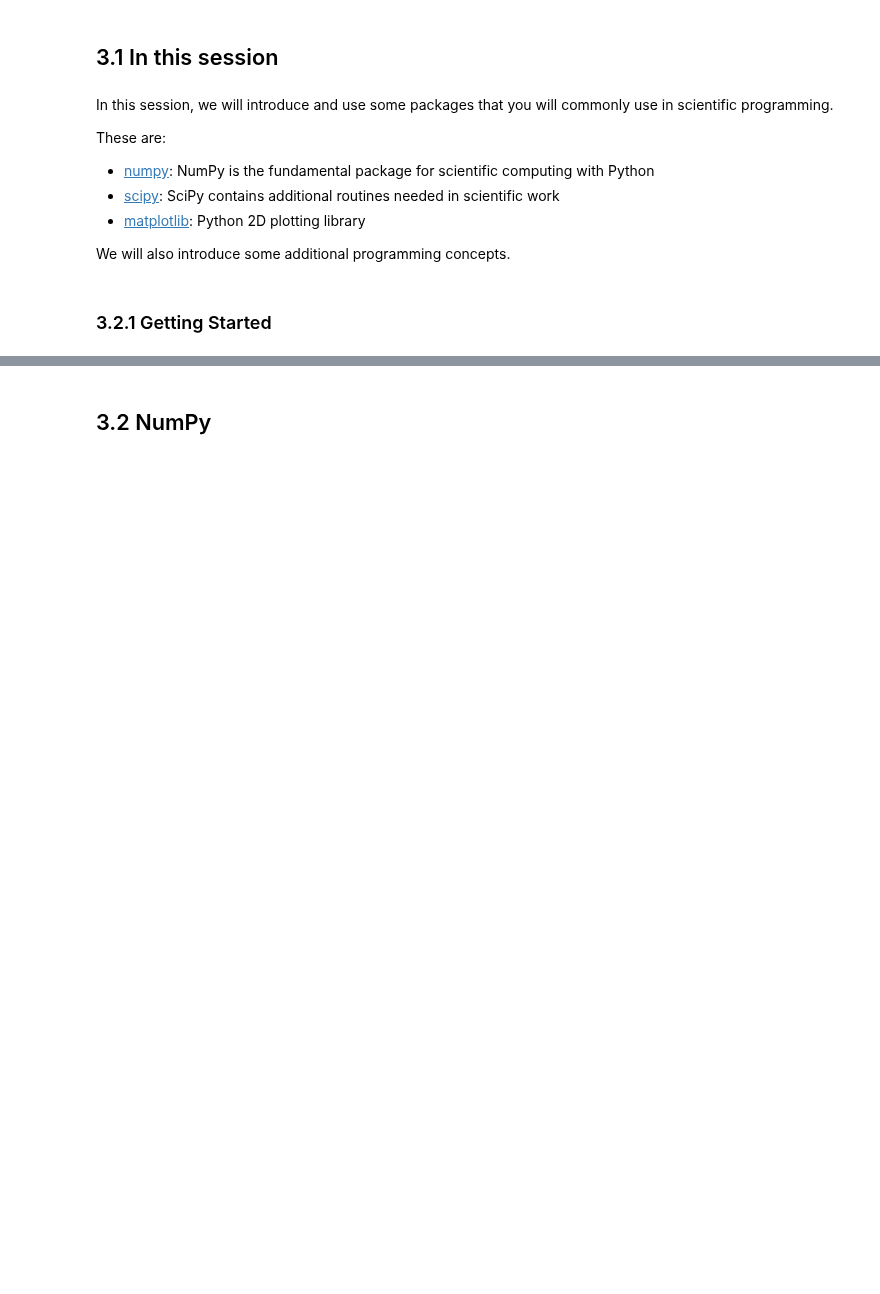
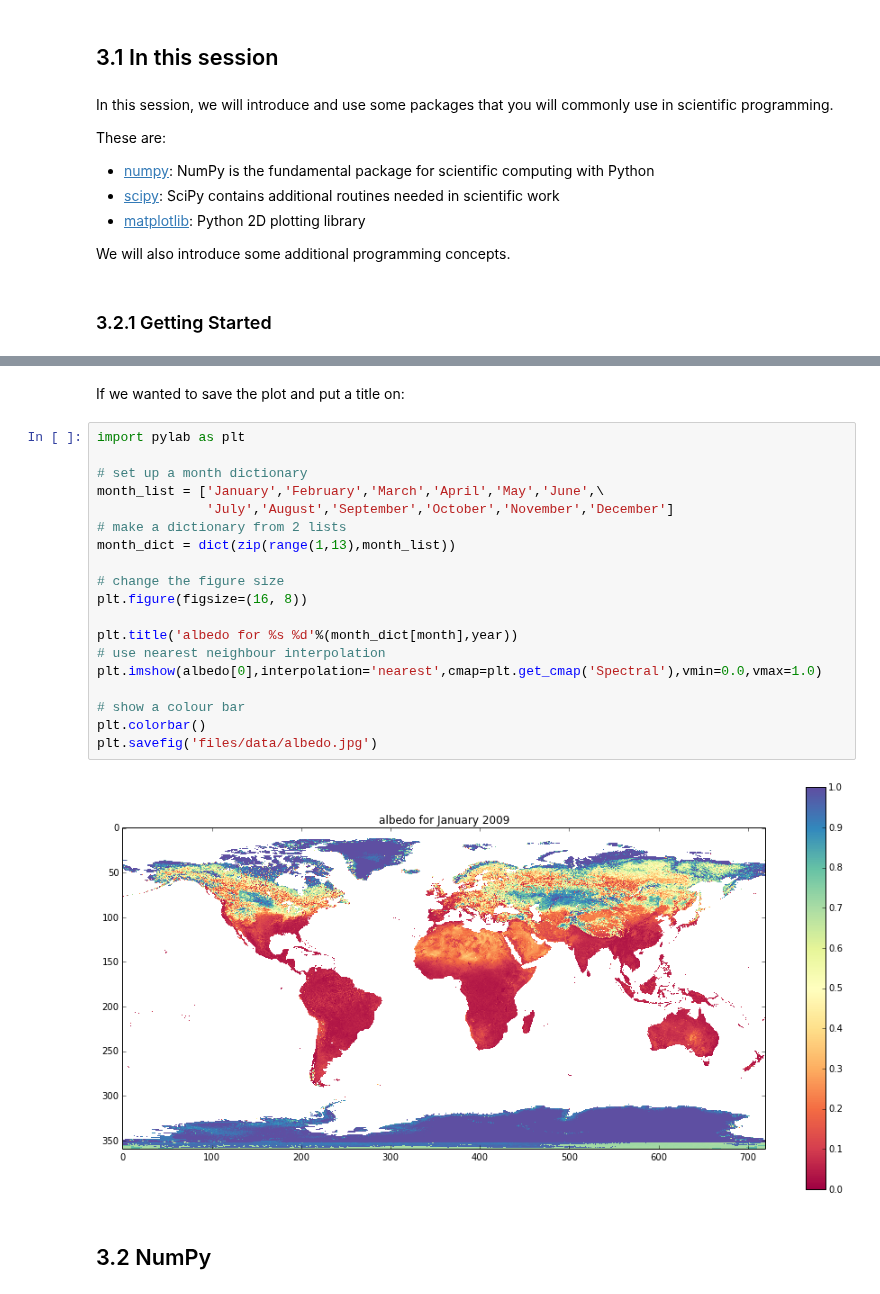
Before and after one commit to profLewis/geogg122, a Jupyter notebook: Chapter3_Scientific_Numerical_Python/Scientific_Numerical_Python.ipynb, the cells around one changed output, grey strips where cells are left out. Cells and saved outputs as stored; diff of their text form; blank space fills up the shorter version.

```diff
--- a/Chapter3_Scientific_Numerical_Python/Scientific_Numerical_Python.ipynb
+++ b/Chapter3_Scientific_Numerical_Python/Scientific_Numerical_Python.ipynb
@@ -49,2 +183,25 @@ http://www.globalbedo.org/GlobAlbedo78/mosaics/2011/0.5/monthly/GlobAlbedo.20110
+# %% [markdown]
+If we wanted to save the plot and put a title on:
+# %%
+import pylab as plt
+
+# set up a month dictionary
+month_list = ['January','February','March','April','May','June',\
+              'July','August','September','October','November','December']
+# make a dictionary from 2 lists
+month_dict = dict(zip(range(1,13),month_list))
+
+# change the figure size
+plt.figure(figsize=(16, 8))
+
+plt.title('albedo for %s %d'%(month_dict[month],year))
+# use nearest neighbour interpolation
+plt.imshow(albedo[0],interpolation='nearest',cmap=plt.get_cmap('Spectral'),vmin=0.0,vmax=1.0)
+
+# show a colour bar
+plt.colorbar()
+plt.savefig('files/data/albedo.jpg')
+# %% [output]
+[figure, added]
 # %% [markdown]
 ## 3.2 NumPy
```
Also changed, not shown: parts of 21 cells of this notebook, 21 other files.
